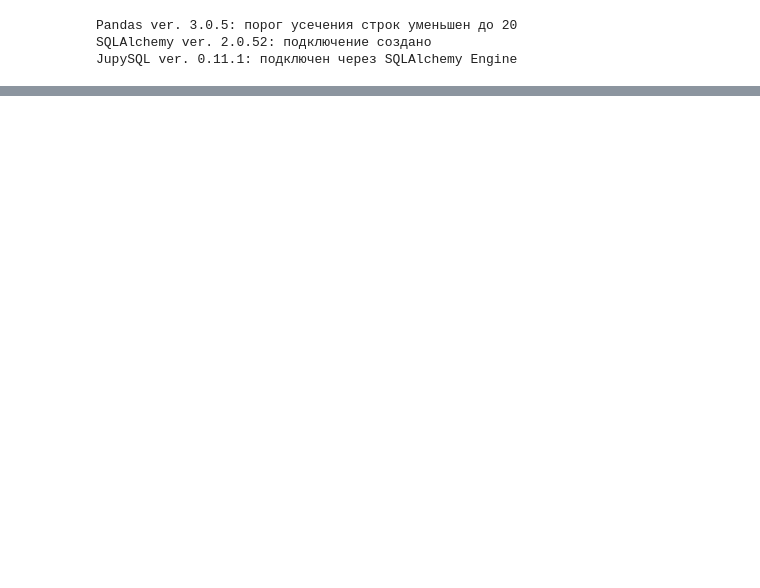
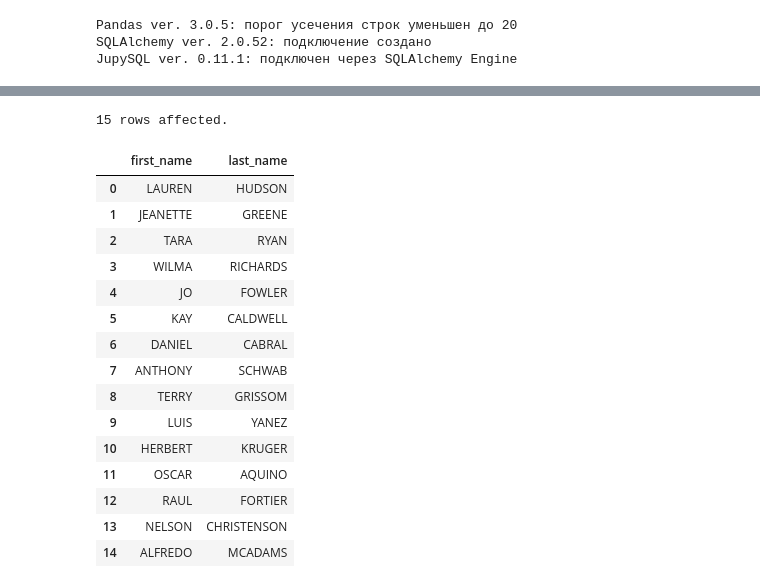
Before and after one commit to magus1968/learning-sql, a Jupyter notebook: docs/chapters/ch09.ipynb, the cells around one changed output, grey strips where cells are left out. Saved outputs shown, nothing was run; the diff lists cells and outputs as text; code cells hidden in the pictures; blank space fills up the shorter version.

```diff
--- a/docs/chapters/ch09.ipynb
+++ b/docs/chapters/ch09.ipynb
@@ -60,0 +672,27 @@ JupySQL ver. 0.11.1: подключен через SQLAlchemy Engine
+# %%
+%%sql
+SELECT c.first_name, c.last_name
+FROM customer c
+WHERE 20 = (
+    SELECT COUNT(*)
+    FROM rental r
+    WHERE r.customer_id = c.customer_id
+);
+# %% [output]
+15 rows affected.
+|  | first_name | last_name |
+| 0 | LAUREN | HUDSON |
+| 1 | JEANETTE | GREENE |
+| 2 | TARA | RYAN |
+| 3 | WILMA | RICHARDS |
+| 4 | JO | FOWLER |
+| 5 | KAY | CALDWELL |
+| 6 | DANIEL | CABRAL |
+| 7 | ANTHONY | SCHWAB |
+| 8 | TERRY | GRISSOM |
+| 9 | LUIS | YANEZ |
+| 10 | HERBERT | KRUGER |
+| 11 | OSCAR | AQUINO |
+| 12 | RAUL | FORTIER |
+| 13 | NELSON | CHRISTENSON |
+| 14 | ALFREDO | MCADAMS |
```
Also changed, not shown: parts of 73 cells of this notebook, 2 other files.
